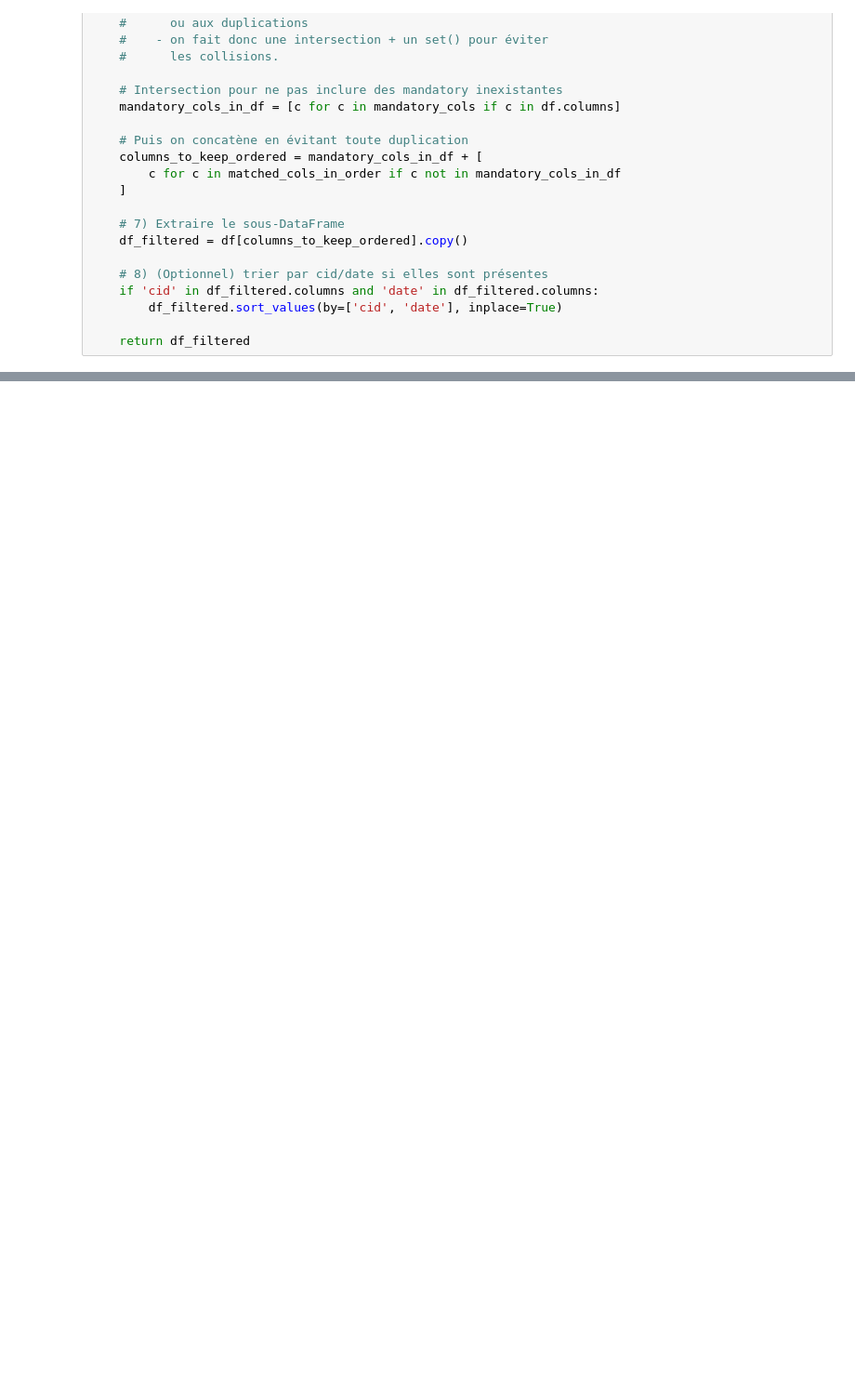
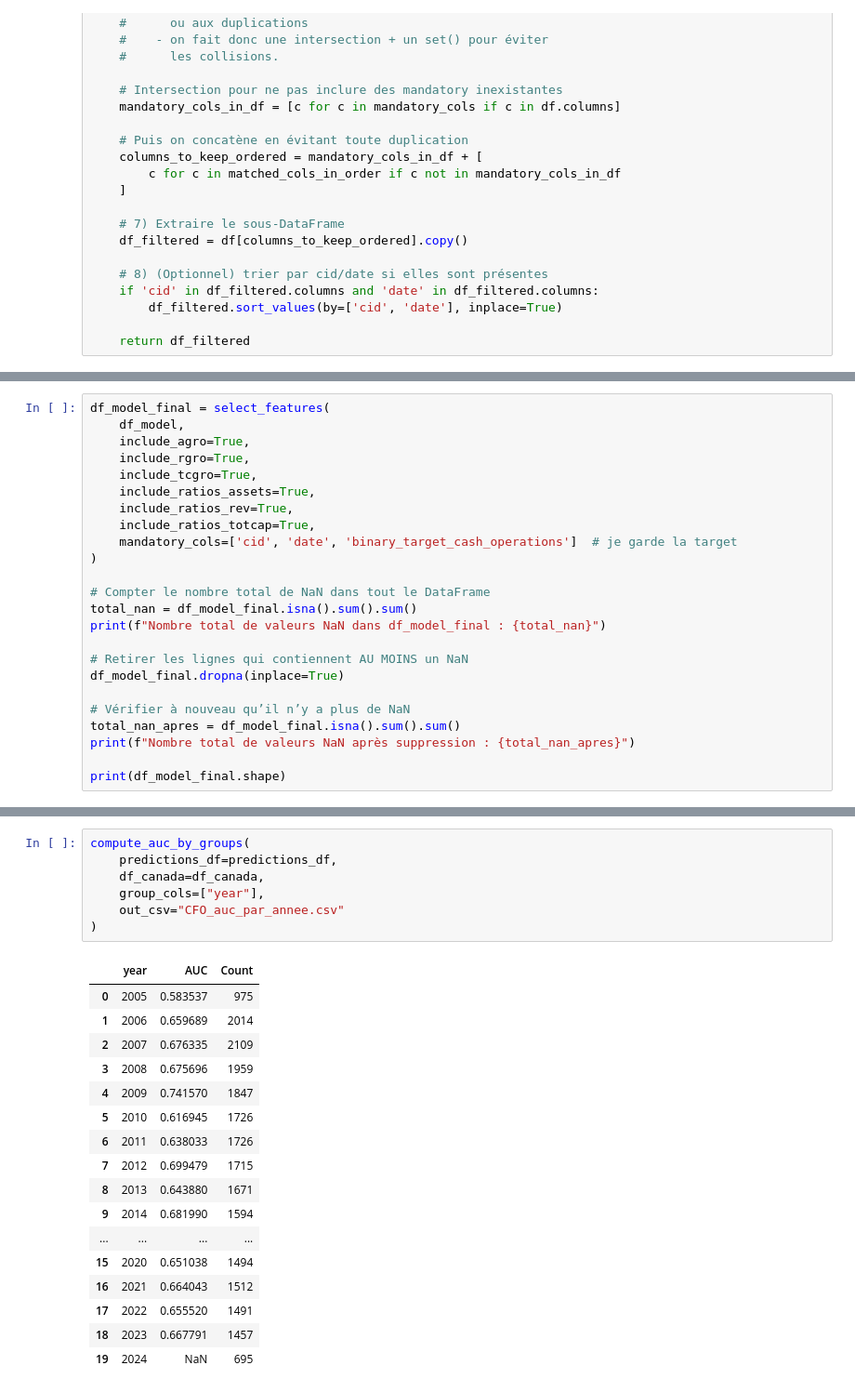
Before and after one commit to DominicPrenovost/AutoML-Practice, a Jupyter notebook: Target Cash From Operations.ipynb, the cells around one changed output, grey strips where cells are left out. Shown at 93% size. Cells and saved outputs as stored; diff of their text form; blank space fills up the shorter version.

```diff
--- a/Proba_test_val.ipynb
+++ b/Target Cash From Operations.ipynb
@@ -500,0 +117,24 @@ Année 2024 : 878 lignes après sélection
+# %%
+df_model_final = select_features(
+    df_model,
+    include_agro=True,
+    include_rgro=True,
+    include_tcgro=True,
+    include_ratios_assets=True,
+    include_ratios_rev=True,
+    include_ratios_totcap=True,
+    mandatory_cols=['cid', 'date', 'binary_target_cash_operations']  # je garde la target
+)
+
+# Compter le nombre total de NaN dans tout le DataFrame
+total_nan = df_model_final.isna().sum().sum()
+print(f"Nombre total de valeurs NaN dans df_model_final : {total_nan}")
+
+# Retirer les lignes qui contiennent AU MOINS un NaN
+df_model_final.dropna(inplace=True)
+
+# Vérifier à nouveau qu’il n’y a plus de NaN
+total_nan_apres = df_model_final.isna().sum().sum()
+print(f"Nombre total de valeurs NaN après suppression : {total_nan_apres}")
+
+print(df_model_final.shape)
@@ -500,0 +412,25 @@ Année 2024 : 878 lignes après sélection
+# %%
+compute_auc_by_groups(
+    predictions_df=predictions_df,
+    df_canada=df_canada,
+    group_cols=["year"],
+    out_csv="CFO_auc_par_annee.csv"
+)
+# %% [output]
+|  | year | AUC | Count |
+| 0 | 2005 | 0.583537 | 975 |
+| 1 | 2006 | 0.659689 | 2014 |
+| 2 | 2007 | 0.676335 | 2109 |
+| 3 | 2008 | 0.675696 | 1959 |
+| 4 | 2009 | 0.741570 | 1847 |
+| 5 | 2010 | 0.616945 | 1726 |
+| 6 | 2011 | 0.638033 | 1726 |
+| 7 | 2012 | 0.699479 | 1715 |
+| 8 | 2013 | 0.643880 | 1671 |
+| 9 | 2014 | 0.681990 | 1594 |
+| ... | ... | ... | ... |
+| 15 | 2020 | 0.651038 | 1494 |
+| 16 | 2021 | 0.664043 | 1512 |
+| 17 | 2022 | 0.655520 | 1491 |
+| 18 | 2023 | 0.667791 | 1457 |
+| 19 | 2024 | NaN | 695 |
```
Also changed, not shown: parts of 46 cells of this notebook, 16 other files.
